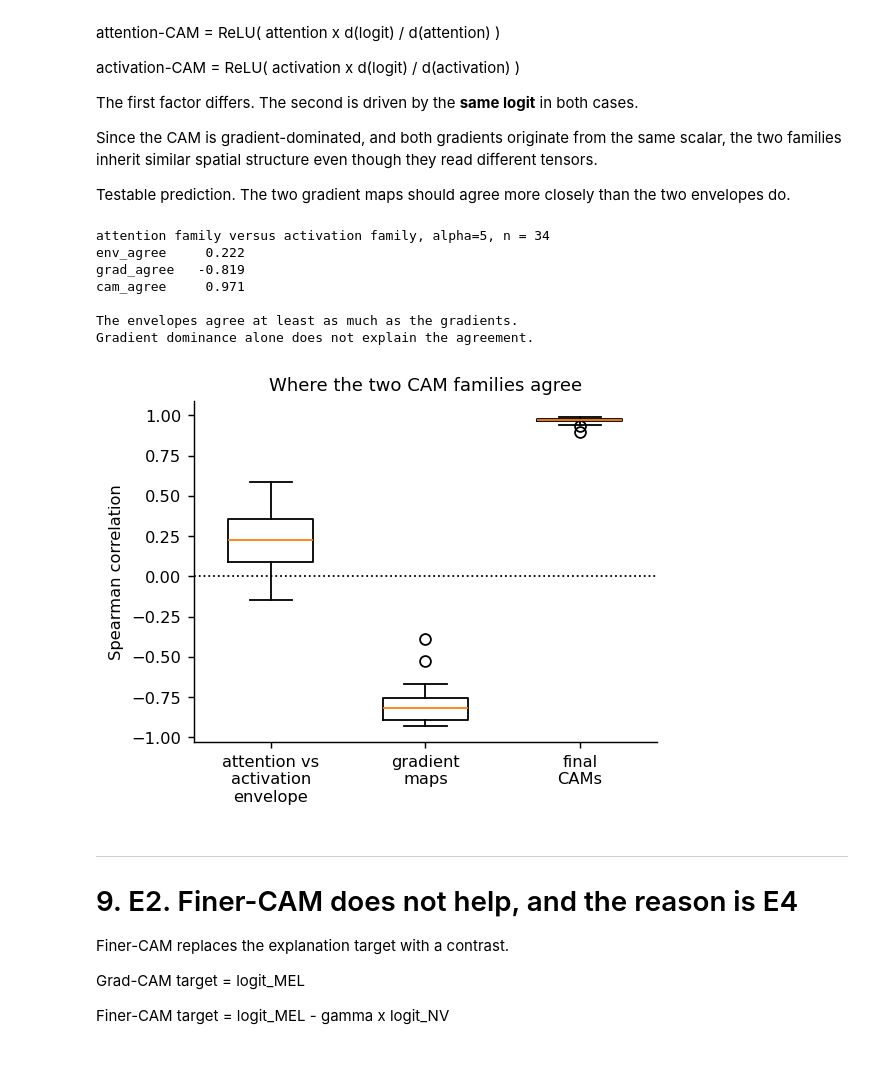
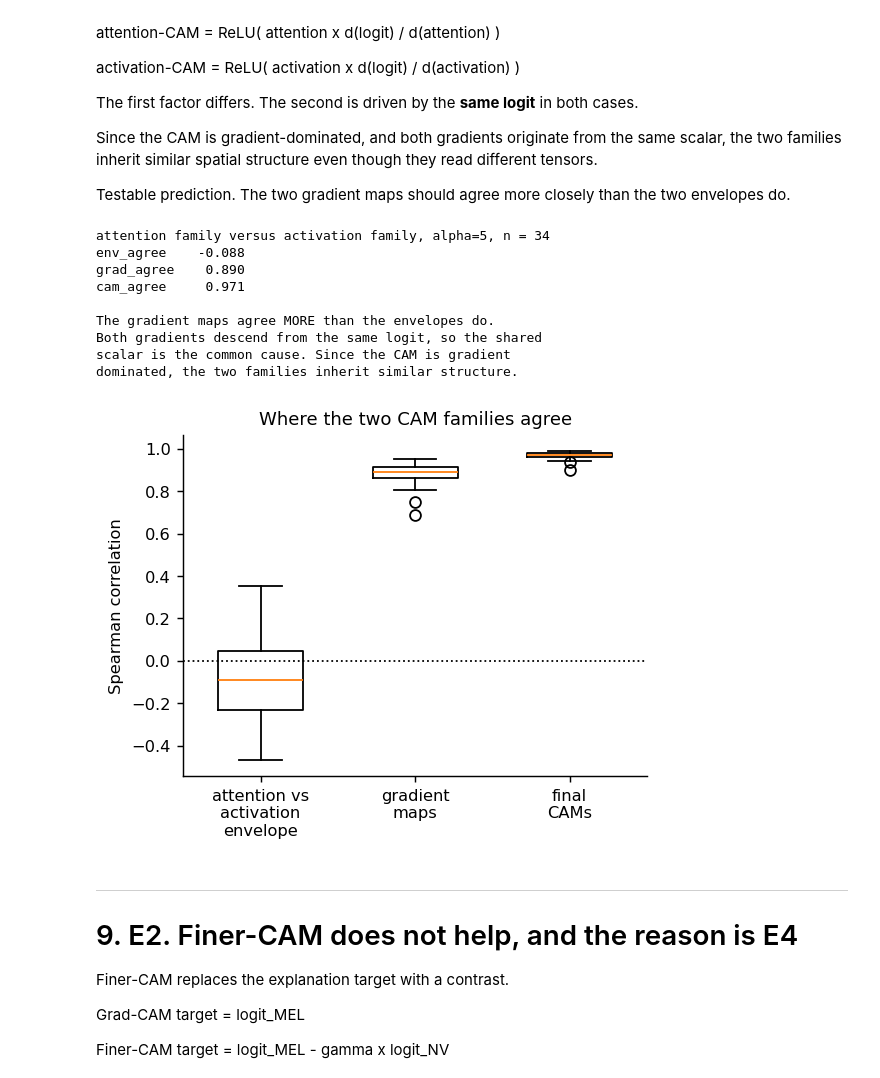
Before and after one commit to Schoggi-Mimi/master-thesis, a Jupyter notebook: notebooks/mel_nv/14_supervisor_summary.ipynb, the cells around one changed output. Drawn from its saved outputs; the diff is of its cells as text; code cells hidden in the pictures.

```diff
--- a/notebooks/mel_nv/14_supervisor_summary.ipynb
+++ b/notebooks/mel_nv/14_supervisor_summary.ipynb
@@ -1053,7 +1053,7 @@ the two envelopes do.
 #         If so, the shared logit is the common cause.
 # =============================================================================
 def act_grad_cam(model, x, target_idx):
-    """Activation-CAM decomposed. Returns envelope, gradient, CAM at 14x14."""
+    """Activation-CAM decomposed into comparable components."""
     base = _unwrap_model(model)
     feats, grads = {}, {}
 
@@ -1069,12 +1069,14 @@ def act_grad_cam(model, x, target_idx):
         logits[0, int(target_idx)].backward(retain_graph=True)
     h.remove()
 
-    f = feats["v"][0, 1:, :]
-    g = grads["v"][0, 1:, :]
-    w = g.mean(0)
-    env  = f.abs().mean(-1)
-    grad = (g * w).sum(-1)
+    f = feats["v"][0, 1:, :]          # 196 x 768 features
+    g = grads["v"][0, 1:, :]          # 196 x 768 gradients
+    w = g.mean(0)                     # Grad-CAM channel weights
+
+    env  = f.norm(dim=-1)             # feature magnitude per patch
+    grad = g.sum(-1)                  # SPATIAL gradient, no weighting
     cam  = torch.relu((f * w).sum(-1))
+
     r = lambda v: v.detach().reshape(CAM_GRID, CAM_GRID).float().cpu().numpy()
     return r(env), r(grad), r(cam)
 
@@ -1099,38 +1101,40 @@ for _, r in eval_df.iterrows():
 FA = pd.DataFrame(rows)
 FA.to_csv(OUT / "family_agreement.csv", index=False)
 
 print("attention family versus activation family, alpha=5, n =", len(FA))
 print(FA[["env_agree", "grad_agree", "cam_agree"]].median().round(3).to_string())
 print()
 if FA.grad_agree.median() > FA.env_agree.median():
     print("The gradient maps agree MORE than the envelopes do.")
     print("Both gradients descend from the same logit, so the shared")
     print("scalar is the common cause. Since the CAM is gradient")
     print("dominated, the two families inherit similar structure.")
 else:
     print("The envelopes agree at least as much as the gradients.")
     print("Gradient dominance alone does not explain the agreement.")
 
 fig, ax = plt.subplots(figsize=(4.6, 3.4))
 ax.boxplot([FA.env_agree, FA.grad_agree, FA.cam_agree],
            labels=["attention vs\nactivation\nenvelope",
                    "gradient\nmaps",
                    "final\nCAMs"],
            widths=0.55)
 ax.axhline(0, color="k", ls=":", lw=1)
 ax.set_ylabel("Spearman correlation")
 ax.set_title("Where the two CAM families agree", fontsize=10)
 fig.savefig(OUT / "fig08_family_agreement.png")
 plt.show()
 # %% [output]
 attention family versus activation family, alpha=5, n = 34
-env_agree     0.222
-grad_agree   -0.819
+env_agree    -0.088
+grad_agree    0.890
 cam_agree     0.971
 
-The envelopes agree at least as much as the gradients.
-Gradient dominance alone does not explain the agreement.
+The gradient maps agree MORE than the envelopes do.
+Both gradients descend from the same logit, so the shared
+scalar is the common cause. Since the CAM is gradient
+dominated, the two families inherit similar structure.
-[figure, old version]
+[figure, new version]
 # %% [markdown]
 ---
 # 9. E2. Finer-CAM does not help, and the reason is E4
```
Also changed, not shown: parts of 1 cell of this notebook, 1 other file.
